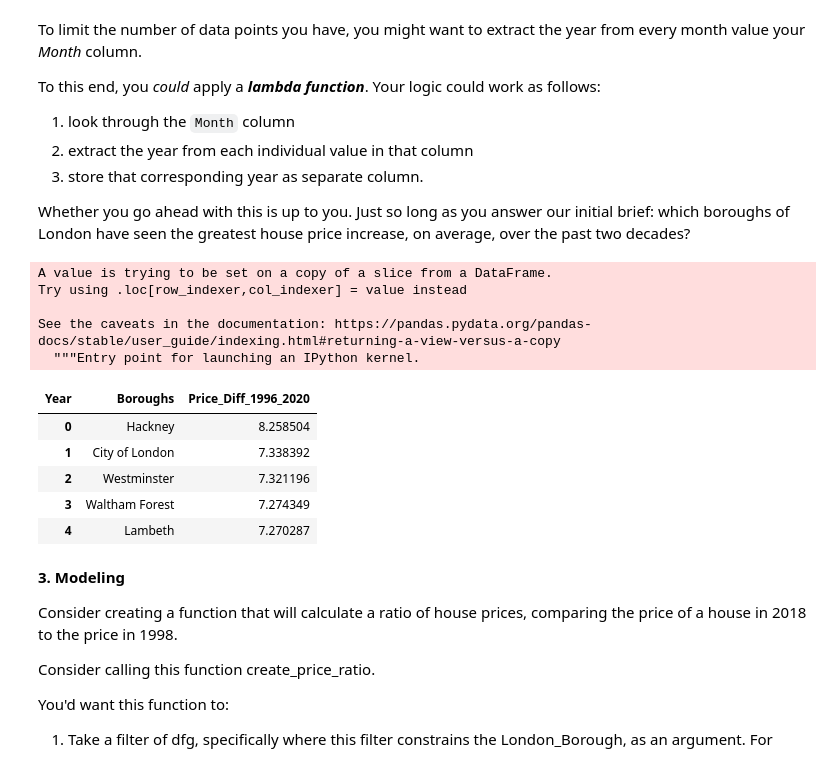
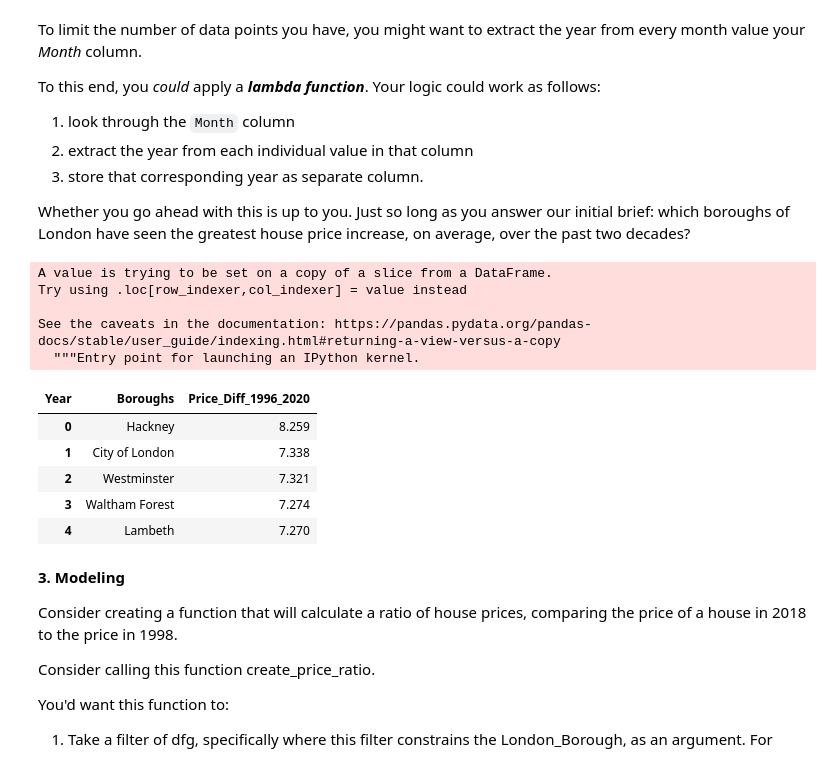
Before and after one commit to ShrutikaSankar/Springboard, a Jupyter notebook: Shrutika Sankar Unit 4 Challenge - Tier 3-clean.ipynb, the cells around one changed output. Saved outputs shown, nothing was run; the diff lists cells and outputs as text; code cells hidden in the pictures.

```diff
--- a/Shrutika Sankar Unit 4 Challenge - Tier 3-clean.ipynb
+++ b/Shrutika Sankar Unit 4 Challenge - Tier 3-clean.ipynb
@@ -308,25 +312,27 @@ Whether you go ahead with this is up to you. Just so long as you answer our init
 # %%
 pc['Year'] = pc['Date_H'].apply(lambda t: t.year) #easiest
 pc.head()
 pc.groupby('Boroughs')['Year'].min()-pc.groupby('Boroughs')['Year'].max() #They all have the same max and min year
 pc_piv = pc.pivot_table(index= 'Boroughs', columns= 'Year', values= 'avg_prices', aggfunc= 'mean')#Create Pivot
 #pc_piv['London_Boroughs']= pc_piv.index
 pc_piv['Price_Diff_1996_2020'] = pc_piv[2020]/pc_piv[1996] #Find Difference
 sort_by_price_change1996to2020 = pc_piv.sort_values('Price_Diff_1996_2020',ascending=False) #Sort
 sort_by_price_change1996to2020 = sort_by_price_change1996to2020.reset_index()
+pd.options.display.float_format = '{:,.3f}'.format
+
 sort_by_price_change1996to2020[['Boroughs','Price_Diff_1996_2020']].head() #top5
 # %% [output]
 A value is trying to be set on a copy of a slice from a DataFrame.
 Try using .loc[row_indexer,col_indexer] = value instead
 
 See the caveats in the documentation: https://pandas.pydata.org/pandas-docs/stable/user_guide/indexing.html#returning-a-view-versus-a-copy
   """Entry point for launching an IPython kernel.
 | Year | Boroughs | Price_Diff_1996_2020 |
-| 0 | Hackney | 8.258504 |
-| 1 | City of London | 7.338392 |
-| 2 | Westminster | 7.321196 |
-| 3 | Waltham Forest | 7.274349 |
-| 4 | Lambeth | 7.270287 |
+| 0 | Hackney | 8.259 |
+| 1 | City of London | 7.338 |
+| 2 | Westminster | 7.321 |
+| 3 | Waltham Forest | 7.274 |
+| 4 | Lambeth | 7.270 |
 # %% [markdown]
 **3. Modeling**
 
```
Also changed, not shown: parts of 14 cells of this notebook.
